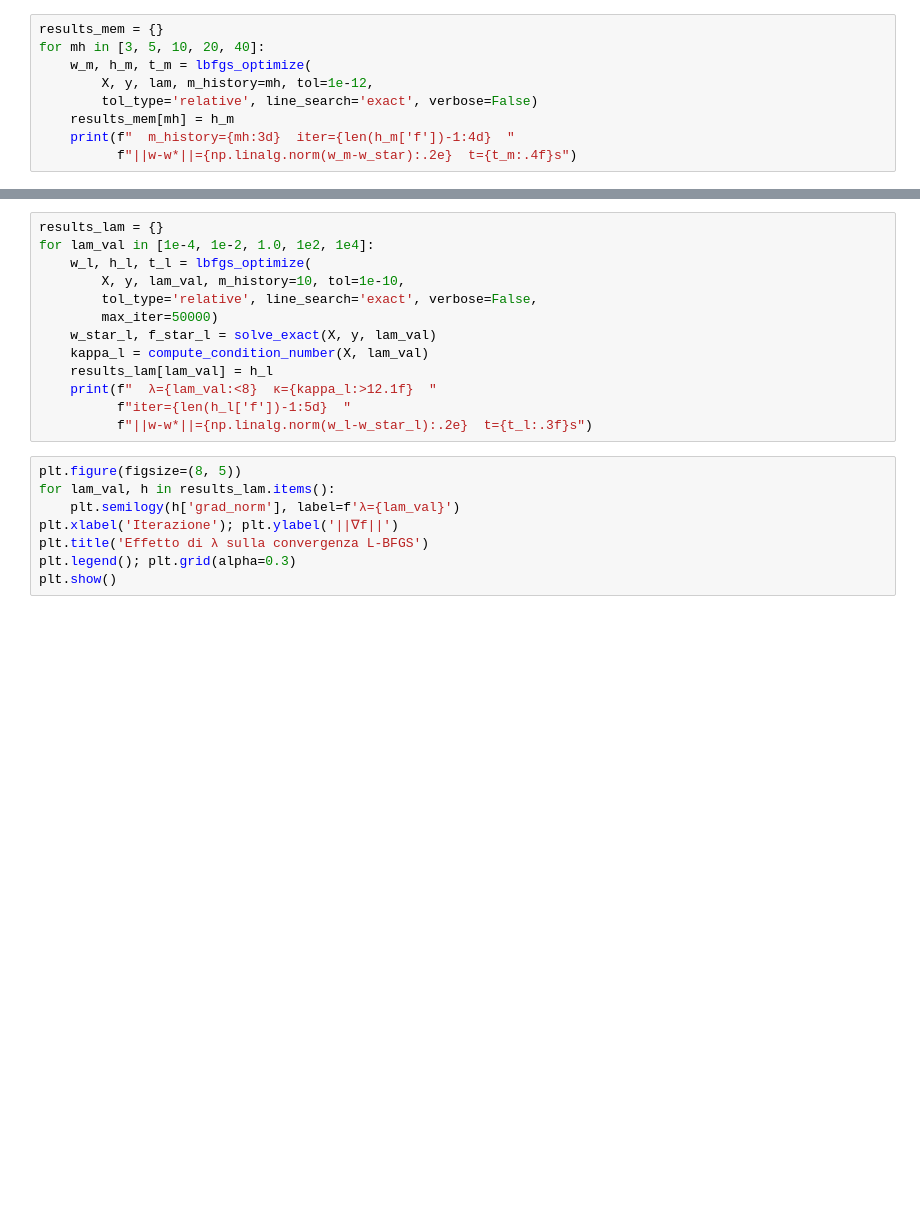
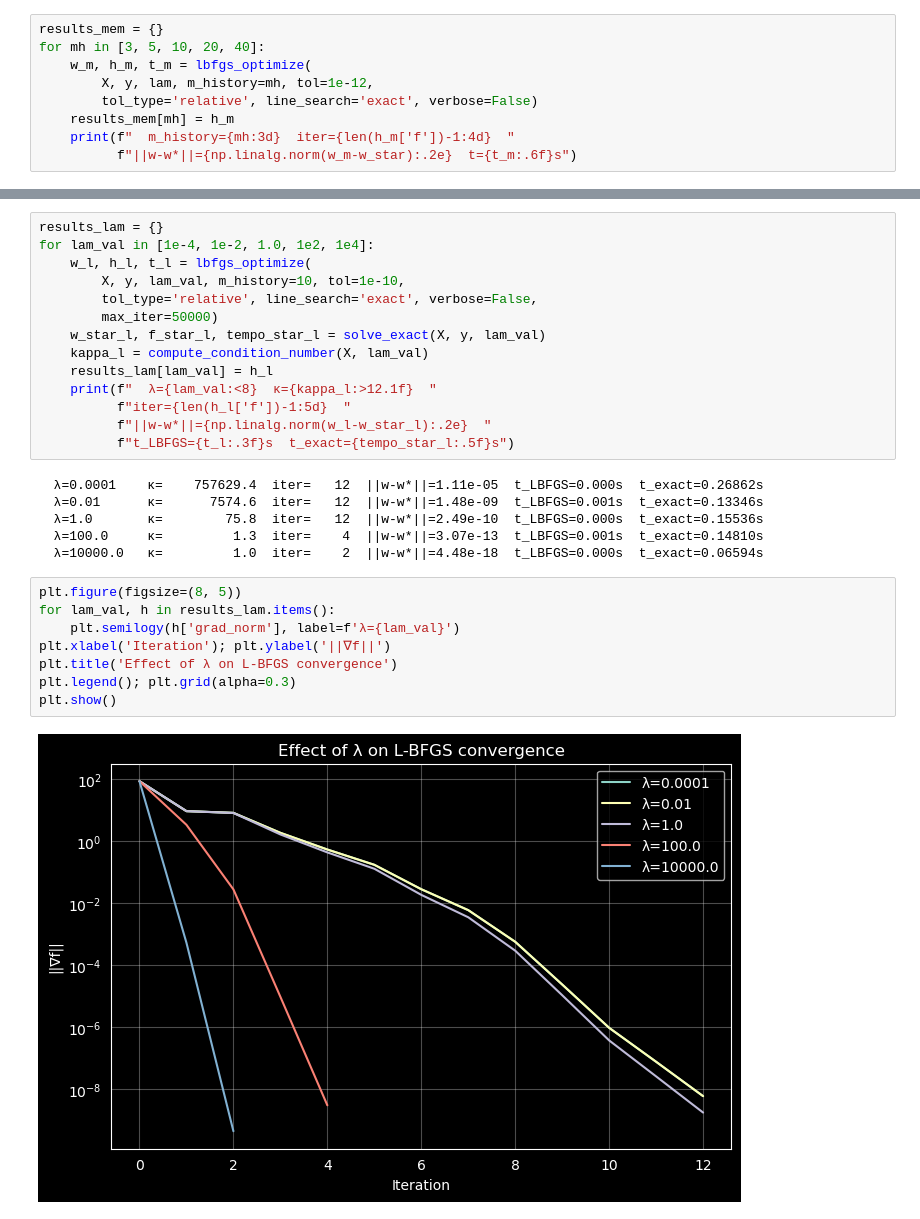
Before and after one commit to GianlucaPanzani/CM-Project-25-26, a Jupyter notebook: 02_lbfgs_experiments.ipynb, the cells around one changed output, grey strips where cells are left out. Drawn from its saved outputs; the diff is of its cells as text; blank space fills up the shorter version.

Commit message:
Tradotto tutto in inglese e fix lbfgs_experiments usando ML-CUP

```diff
--- a/02_lbfgs_experiments.ipynb
+++ b/02_lbfgs_experiments.ipynb
@@ -83,4 +126,4 @@ for mh in [3, 5, 10, 20, 40]:
         tol_type='relative', line_search='exact', verbose=False)
     results_mem[mh] = h_m
     print(f"  m_history={mh:3d}  iter={len(h_m['f'])-1:4d}  "
-          f"||w-w*||={np.linalg.norm(w_m-w_star):.2e}  t={t_m:.4f}s")
+          f"||w-w*||={np.linalg.norm(w_m-w_star):.2e}  t={t_m:.6f}s")
@@ -101,17 +160,26 @@ for lam_val in [1e-4, 1e-2, 1.0, 1e2, 1e4]:
         X, y, lam_val, m_history=10, tol=1e-10,
         tol_type='relative', line_search='exact', verbose=False,
         max_iter=50000)
-    w_star_l, f_star_l = solve_exact(X, y, lam_val)
+    w_star_l, f_star_l, tempo_star_l = solve_exact(X, y, lam_val)
     kappa_l = compute_condition_number(X, lam_val)
     results_lam[lam_val] = h_l
     print(f"  λ={lam_val:<8}  κ={kappa_l:>12.1f}  "
           f"iter={len(h_l['f'])-1:5d}  "
-          f"||w-w*||={np.linalg.norm(w_l-w_star_l):.2e}  t={t_l:.3f}s")
+          f"||w-w*||={np.linalg.norm(w_l-w_star_l):.2e}  "
+          f"t_LBFGS={t_l:.3f}s  t_exact={tempo_star_l:.5f}s")
+# %% [output]
+  λ=0.0001    κ=    757629.4  iter=   12  ||w-w*||=1.11e-05  t_LBFGS=0.000s  t_exact=0.26862s
+  λ=0.01      κ=      7574.6  iter=   12  ||w-w*||=1.48e-09  t_LBFGS=0.001s  t_exact=0.13346s
+  λ=1.0       κ=        75.8  iter=   12  ||w-w*||=2.49e-10  t_LBFGS=0.000s  t_exact=0.15536s
+  λ=100.0     κ=         1.3  iter=    4  ||w-w*||=3.07e-13  t_LBFGS=0.001s  t_exact=0.14810s
+  λ=10000.0   κ=         1.0  iter=    2  ||w-w*||=4.48e-18  t_LBFGS=0.000s  t_exact=0.06594s
 # %%
 plt.figure(figsize=(8, 5))
 for lam_val, h in results_lam.items():
     plt.semilogy(h['grad_norm'], label=f'λ={lam_val}')
-plt.xlabel('Iterazione'); plt.ylabel('||∇f||')
-plt.title('Effetto di λ sulla convergenza L-BFGS')
+plt.xlabel('Iteration'); plt.ylabel('||∇f||')
+plt.title('Effect of λ on L-BFGS convergence')
 plt.legend(); plt.grid(alpha=0.3)
 plt.show()
+# %% [output]
+[figure, added]
```
Also changed, not shown: parts of 15 cells of this notebook, 4 other files.
